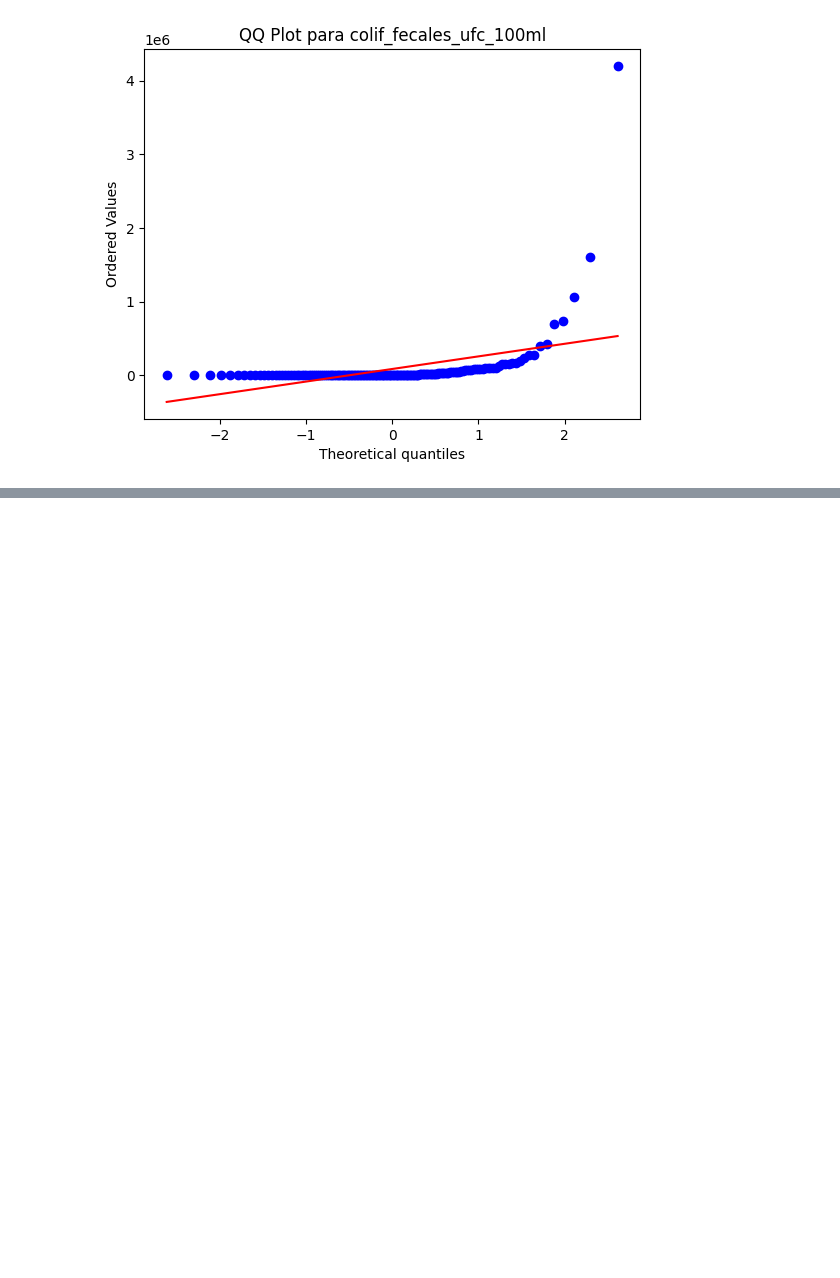
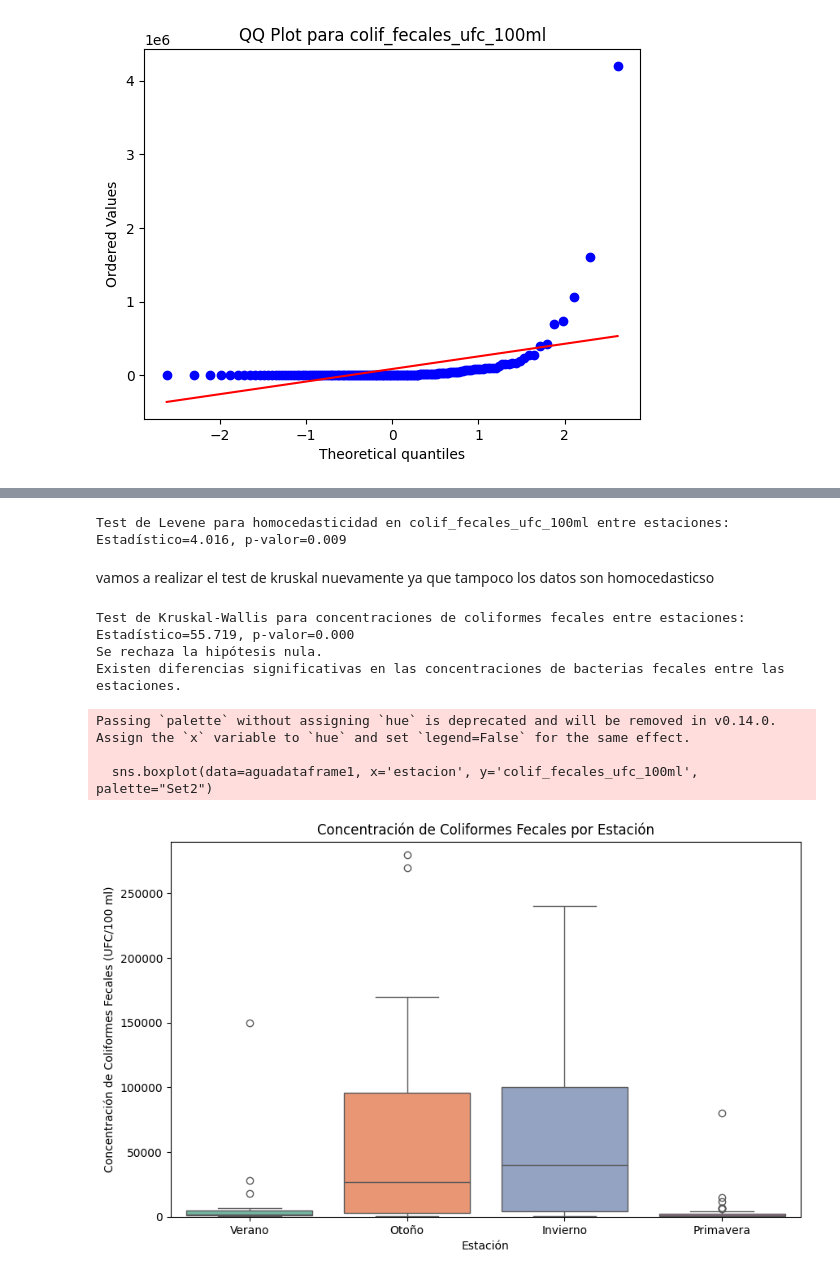
Before and after one commit to RamiroOrtiz02/PracticoEspecialGrupo14, a Jupyter notebook: codigo.ipynb, the cells around one changed output, grey strips where cells are left out. Cells and saved outputs as stored; diff of their text form; code cells hidden in the pictures; blank space fills up the shorter version.

```diff
--- a/codigo.ipynb
+++ b/codigo.ipynb
@@ -257,0 +338,62 @@ Test de Levene para GDP_per_capita: Estadístico=7.679, p-valor=0.006
+# %%
+from scipy.stats import levene
+
+# Aplicar el test de Levene para comparar las varianzas entre las estaciones
+stat, p = levene(primavera['colif_fecales_ufc_100ml'],
+                 verano['colif_fecales_ufc_100ml'],
+                 invierno['colif_fecales_ufc_100ml'],
+                 otoño['colif_fecales_ufc_100ml'])
+
+# Mostrar el resultado
+print(f"Test de Levene para homocedasticidad en colif_fecales_ufc_100ml entre estaciones: Estadístico={stat:.3f}, p-valor={p:.3f}")
+# %% [output]
+Test de Levene para homocedasticidad en colif_fecales_ufc_100ml entre estaciones: Estadístico=4.016, p-valor=0.009
+# %% [markdown]
+vamos a realizar el test de kruskal nuevamente ya que tampoco los datos son homocedasticso
+# %%
+from scipy.stats import kruskal
+
+# Aplicar el test de Kruskal-Wallis
+stat, p = kruskal(primavera['colif_fecales_ufc_100ml'],
+                  verano['colif_fecales_ufc_100ml'],
+                  invierno['colif_fecales_ufc_100ml'],
+                  otoño['colif_fecales_ufc_100ml'])
+
+# Mostrar el resultado
+print(f"Test de Kruskal-Wallis para concentraciones de coliformes fecales entre estaciones: Estadístico={stat:.3f}, p-valor={p:.3f}")
+
+# Interpretación del resultado
+if p > alpha:
+    print("No hay suficiente evidencia para rechazar la hipótesis nula.")
+    print("No hay diferencias significativas en las concentraciones de bacterias fecales entre las estaciones.")
+else:
+    print("Se rechaza la hipótesis nula.")
+    print("Existen diferencias significativas en las concentraciones de bacterias fecales entre las estaciones.")
+# %% [output]
+Test de Kruskal-Wallis para concentraciones de coliformes fecales entre estaciones: Estadístico=55.719, p-valor=0.000
+Se rechaza la hipótesis nula.
+Existen diferencias significativas en las concentraciones de bacterias fecales entre las estaciones.
+# %%
+import matplotlib.pyplot as plt
+import seaborn as sns
+
+# Crear una columna en el DataFrame original para indicar la estación
+aguadataframe1['estacion'] = None
+aguadataframe1.loc[aguadataframe1['campaña_Primavera'] == True, 'estacion'] = 'Primavera'
+aguadataframe1.loc[aguadataframe1['campaña_Verano'] == True, 'estacion'] = 'Verano'
+aguadataframe1.loc[aguadataframe1['campaña_invierno'] == True, 'estacion'] = 'Invierno'
+aguadataframe1.loc[aguadataframe1['campaña_otoño'] == True, 'estacion'] = 'Otoño'
+
+# Graficar un boxplot para cada estación
+plt.figure(figsize=(10, 6))
+sns.boxplot(data=aguadataframe1, x='estacion', y='colif_fecales_ufc_100ml', palette="Set2")
+plt.title('Concentración de Coliformes Fecales por Estación')
+plt.xlabel('Estación')
+plt.ylabel('Concentración de Coliformes Fecales (UFC/100 ml)')
+plt.ylim(0, 290000)  # Ajusta este rango según los valores que deseas visualizar
+plt.show()
+# %% [output]
+Passing `palette` without assigning `hue` is deprecated and will be removed in v0.14.0. Assign the `x` variable to `hue` and set `legend=False` for the same effect.
+
+  sns.boxplot(data=aguadataframe1, x='estacion', y='colif_fecales_ufc_100ml', palette="Set2")
+[figure, added]
```
Also changed, not shown: parts of 11 cells of this notebook, 1 other file.
